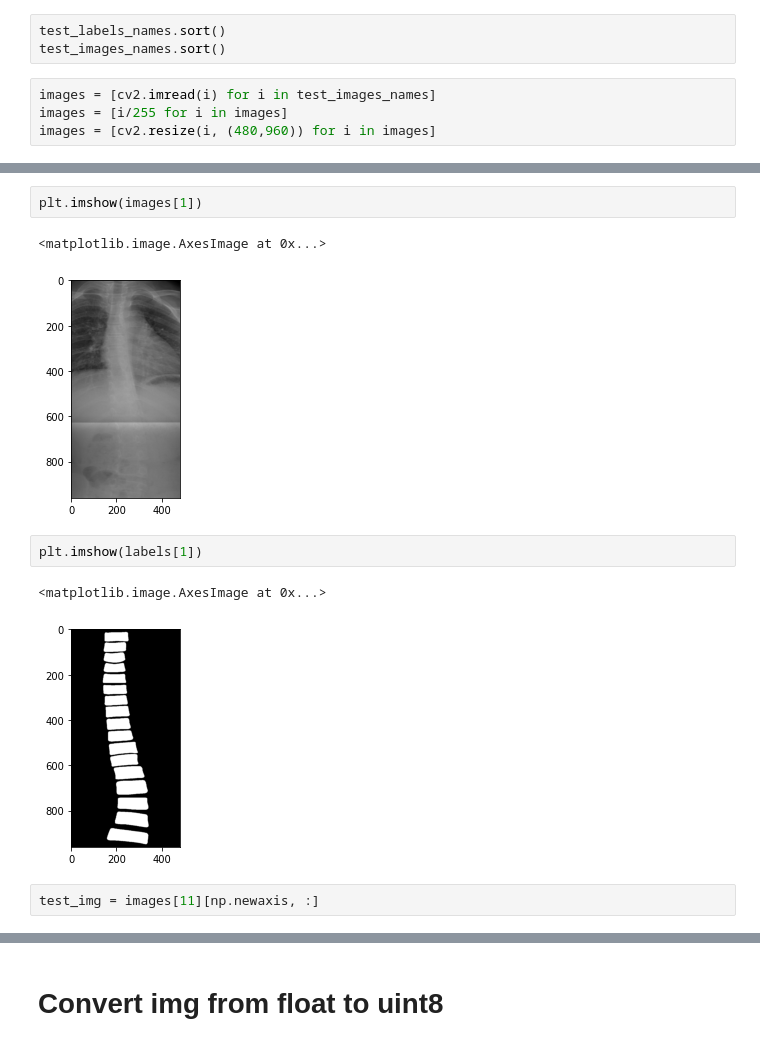
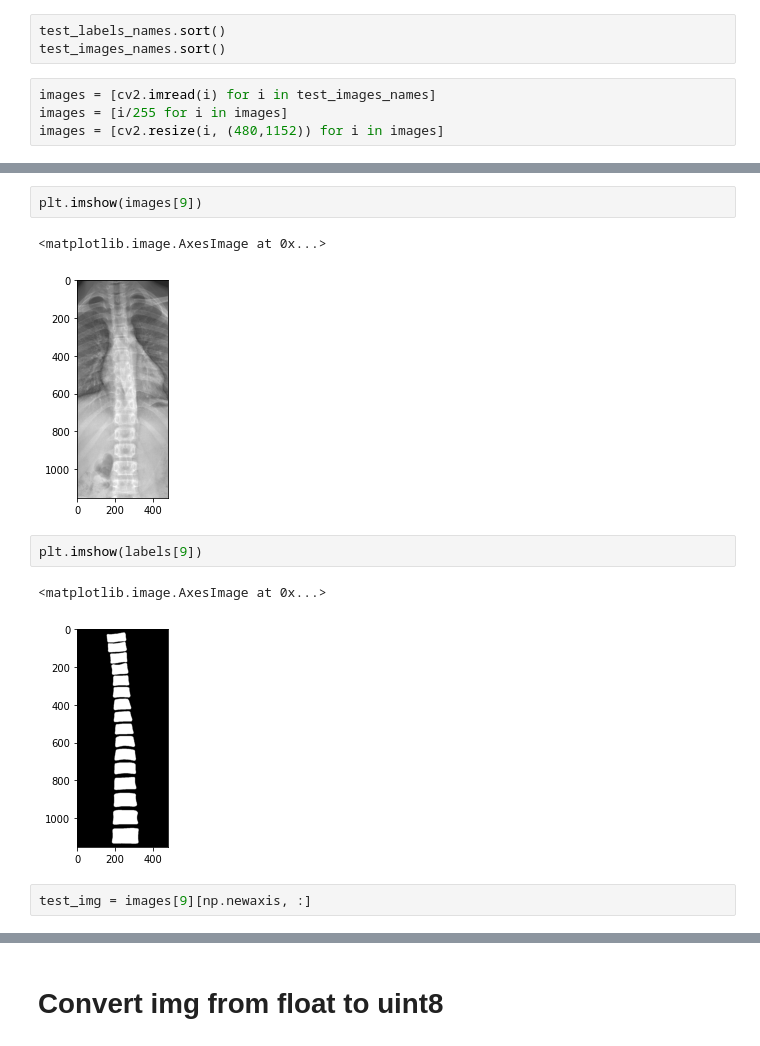
Before and after one commit to jefffang19/cv_hw, a Jupyter notebook: cvHW.ipynb, the cells around one changed output, grey strips where cells are left out. Saved outputs shown, nothing was run; the diff lists cells and outputs as text.

```diff
--- a/cvHW.ipynb
+++ b/cvHW.ipynb
@@ -597,7 +573,7 @@ test_images_names.sort()
 # %%
 images = [cv2.imread(i) for i in test_images_names]
 images = [i/255 for i in images]
-images = [cv2.resize(i, (480,960)) for i in images]
+images = [cv2.resize(i, (480,1152)) for i in images]
 # %%
 labels = [cv2.imread(i) for i in test_labels_names]
 labels = [i/255 for i in labels]
@@ -605,13 +605,13 @@ labels = [cv2.resize(i, (480,960)) for i in labels]
 # %%
-plt.imshow(images[1])
+plt.imshow(images[9])
 # %% [output]
 <matplotlib.image.AxesImage at 0x...>
-[figure, old version]
+[figure, new version]
 # %%
-plt.imshow(labels[1])
+plt.imshow(labels[9])
 # %% [output]
 <matplotlib.image.AxesImage at 0x...>
-[figure, old version]
+[figure, new version]
 # %%
-test_img = images[11][np.newaxis, :]
+test_img = images[9][np.newaxis, :]
 # %%
```
Also changed, not shown: parts of 17 cells of this notebook.
